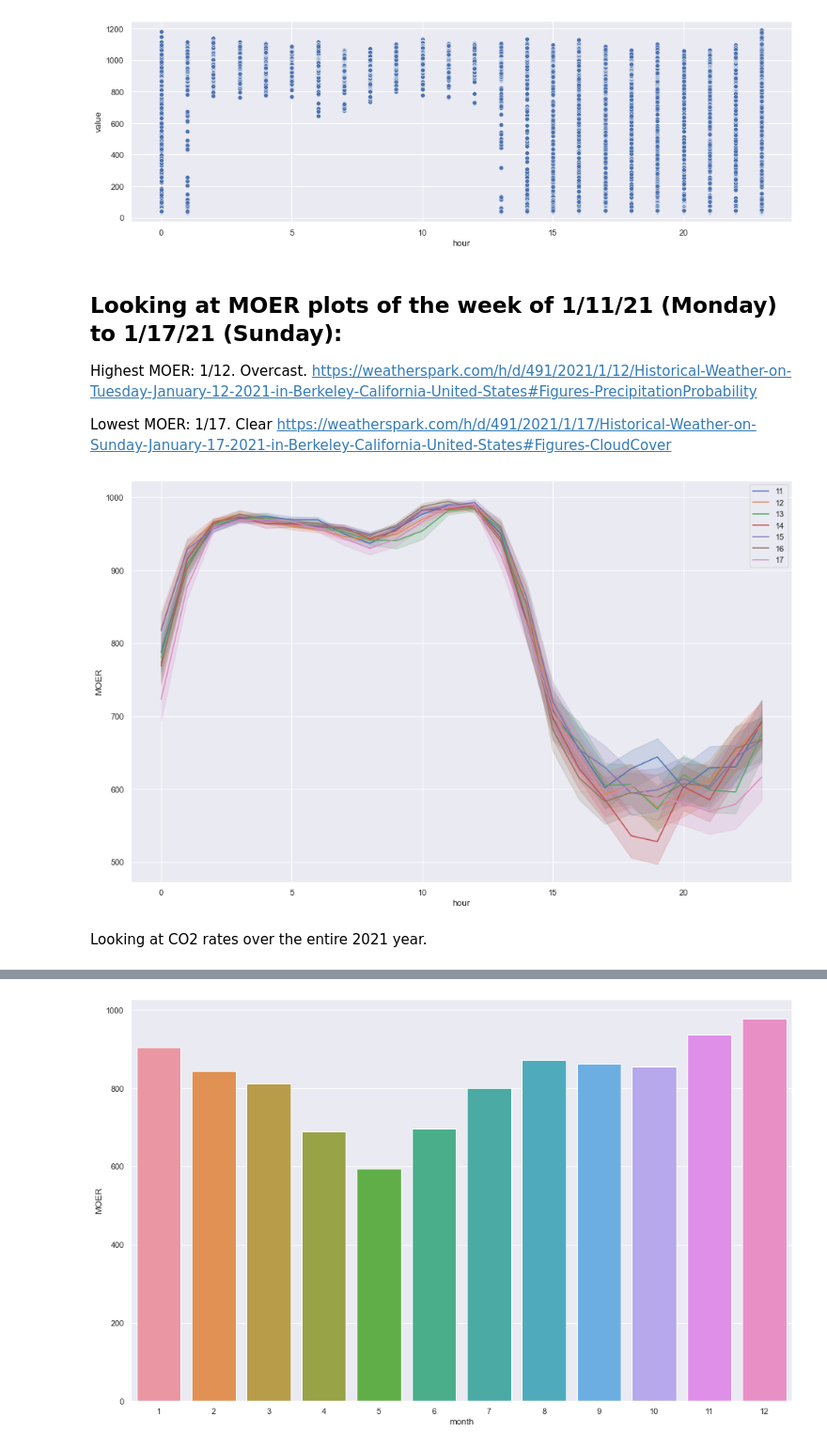
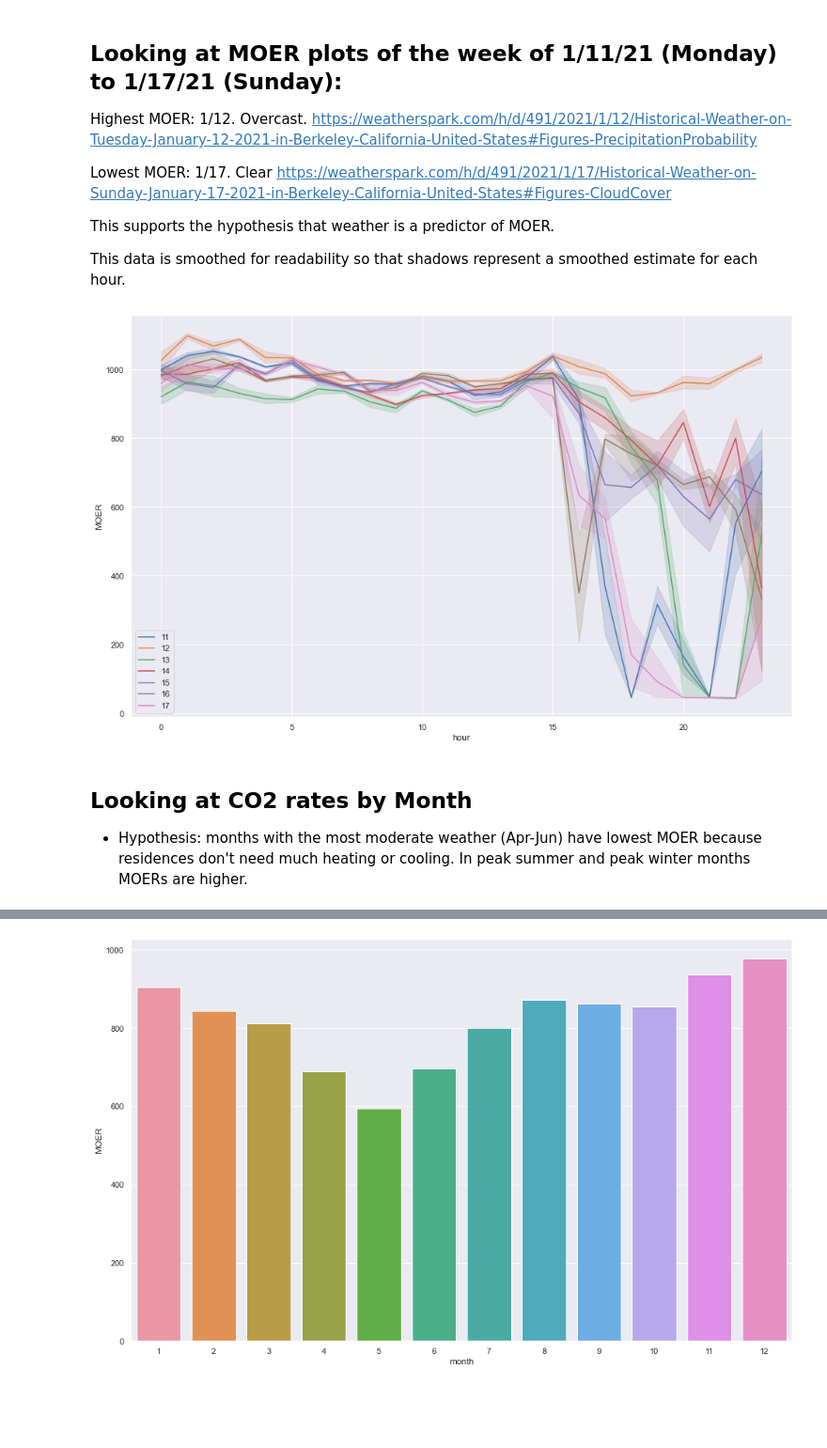
Before and after one commit to utkarshapets/load-shift-emissions, a Jupyter notebook: Wattime EDA.ipynb, the cells around one changed output, grey strips where cells are left out. Shown at 94% size. Drawn from its saved outputs; the diff is of its cells as text; code cells hidden in the pictures; blank space fills up the shorter version.

```diff
--- a/Wattime EDA.ipynb
+++ b/Wattime EDA.ipynb
@@ -25,12 +26,15 @@ import os
 # %%
 df = pd.read_csv("wattime_data.csv")
 df["date"] = [datetime.fromisoformat(s[:-1]) for s in df["point_time"]]
+df["date"] = [timestamp.tz_localize("America/Los_Angeles", ambiguous=0, nonexistent="shift_forward") for timestamp in df["date"]]
+df["time"] = pd.DatetimeIndex(df['date']).time
+df["year"] = [d.year for d in df["date"]]
 df["month"] = [d.month for d in df["date"]]
+df["day_of_month"] = pd.DatetimeIndex(df['date']).day
 df["day_of_week"] = [datetime.weekday(d) for d in df["date"]]
-df["day_of_month"] = pd.DatetimeIndex(df['date']).day
-df["time"] = pd.DatetimeIndex(df['date']).time
+df["day_of_week"] = df["day_of_week"].replace({0 : "Mon", 1 : "Tue", 2 : "Wed", 3 : "Thurs", 4 : "Fri", 5 : "Sat", 6 : "Sun"})
+df["hour"] = [d.hour for d in df["time"]]
 df["minute"] = [d.hour * 60 + d.minute for d in df["time"]]
-df["hour"] = [d.hour for d in df["time"]]
 df = df.drop("Unnamed: 0", axis=1)
 df = df.drop("point_time", axis=1)
 df = df.rename(columns = {"value" : "MOER"})
@@ -92,4 +104,4 @@ df.sort_values(by="MOER").head(20)
 # %%
-sns.set(rc={'figure.figsize':(16, 5)});
+sns.set(rc={'figure.figsize':(16, 10)});
 sns.histplot(data=df, x="MOER");
 # %% [output]
@@ -122,21 +139,24 @@ sns.scatterplot(data=df, x="hour", y="MOER", hue="day_of_week")
-# %%
-sns.scatterplot(data = df[df["day_of_month"] == 21], x="hour", y="MOER");
-# %% [output]
-[figure, removed]
 # %% [markdown]
 ## Looking at MOER plots of the week of 1/11/21 (Monday) to 1/17/21 (Sunday):
+
 Highest MOER: 1/12. Overcast. https://weatherspark.com/h/d/491/2021/1/12/Historical-Weather-on-Tuesday-January-12-2021-in-Berkeley-California-United-States#Figures-PrecipitationProbability
 
 Lowest MOER: 1/17. Clear https://weatherspark.com/h/d/491/2021/1/17/Historical-Weather-on-Sunday-January-17-2021-in-Berkeley-California-United-States#Figures-CloudCover
+
+This supports the hypothesis that weather is a predictor of MOER.
+
+This data is smoothed for readability so that shadows represent a smoothed estimate for each hour.
 # %%
 sns.set(rc={'figure.figsize':(16, 10)});
+jan_21 = df[(df["year"] == 2021) & (df["month"] == 1)]
 for i in range(11, 18):
-    to_graph = df[df["day_of_month"] == i][["hour", "MOER"]].groupby("hour").mean()
-    sns.lineplot(data = df[df["day_of_month"] == i], x="hour", y="MOER", label=i)
+    to_graph = jan_21[jan_21["day_of_month"] == i][["hour", "MOER"]].groupby("hour").mean()
+    sns.lineplot(data = jan_21[jan_21["day_of_month"] == i], x="hour", y="MOER", label=i)
 # %% [output]
-[figure, old version]
+[figure, new version]
-# %% [markdown]
-Looking at CO2 rates over the entire 2021 year.
+# %% [markdown]
+## Looking at CO2 rates by Month
+* Hypothesis: months with the most moderate weather (Apr-Jun) have lowest MOER because residences don't need much heating or cooling. In peak summer and peak winter months MOERs are higher.
 # %%
 by_month = df[["month", "MOER"]].groupby("month").mean()
 by_month
```
Also changed, not shown: parts of 28 cells of this notebook.
